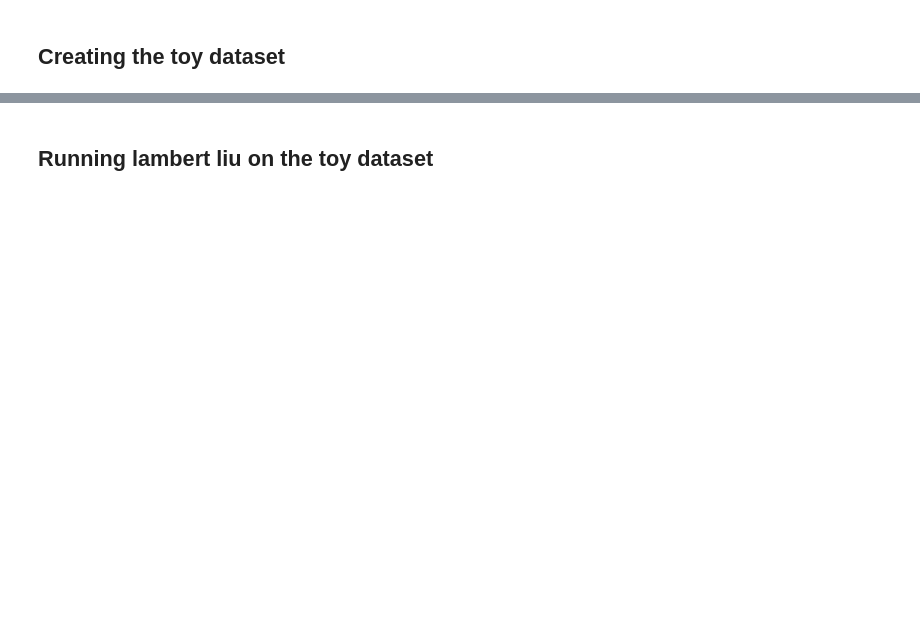
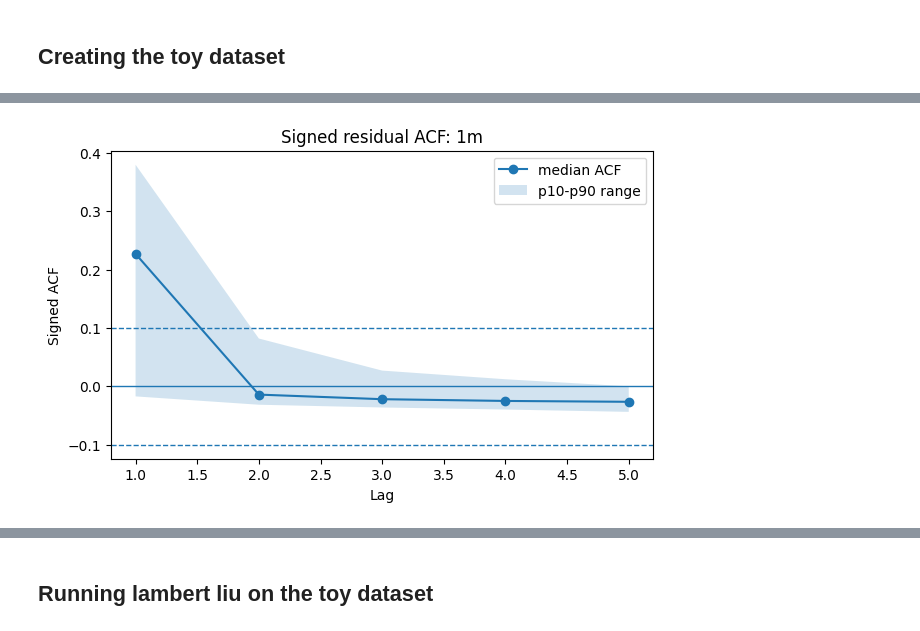
Before and after one commit to adam-broomhead/cybersecurity_thesis, a Jupyter notebook: notebooks/Pipeline/101_toy_lambert_liu.ipynb, the cells around one changed output, grey strips where cells are left out. Cells and saved outputs as stored; diff of their text form; code cells hidden in the pictures; blank space fills up the shorter version.

```diff
--- a/notebooks/Pipeline/101_toy_lambert_liu.ipynb
+++ b/notebooks/Pipeline/101_toy_lambert_liu.ipynb
@@ -18,0 +25,83 @@ toy_dataset.write_parquet(f'/home/ma/a/alb25/Project/thesis_code/data/processed/
+# %%
+df = pl.read_parquet('/home/ma/a/alb25/Project/thesis_code/data/processed/intermediate/toy_dataset.parquet')
+# %%
+USER = "source_user@domain"
+TIME = "time"
+
+bins = {"1m": 60, "5m": 300}
+lags = np.arange(1, 6)
+
+d = df.select([
+    USER,
+    pl.col(TIME).dt.total_seconds().cast(pl.Int64).alias("t")
+]).drop_nulls()
+
+
+def make_matrix(width):
+    e = d.with_columns((pl.col("t") // width).alias("b"))
+
+    users = e.select(USER).unique().with_row_index("u")
+    b0, b1 = e.select(
+        pl.col("b").min().alias("b0"),
+        pl.col("b").max().alias("b1"),
+    ).row(0)
+    counts = (
+        e.group_by([USER, "b"])
+        .len()
+        .join(users, on=USER)
+        .with_columns((pl.col("b") - b0).alias("j"))
+        .select("u", "j", "len")
+        .to_numpy()
+    )
+
+    x = np.zeros((users.height, int(b1 - b0 + 1)), dtype=float)
+    x[counts[:, 0].astype(int), counts[:, 1].astype(int)] = counts[:, 2]
+    return x
+
+
+for label, width in bins.items():
+    x = make_matrix(width)
+
+    # Smooth over 60 minutes
+    w = max(1, 3600 // width)
+    kernel = np.ones(w) / w
+    smooth = np.vstack([
+        np.convolve(row, kernel, mode="same")
+        for row in x
+    ])
+
+    r = x - smooth
+
+    acfs = []
+    for lag in lags:
+        a, b = r[:, lag:], r[:, :-lag]
+        a = a - a.mean(axis=1, keepdims=True)
+        b = b - b.mean(axis=1, keepdims=True)
+
+        denom = np.sqrt((a * a).sum(axis=1) * (b * b).sum(axis=1))
+        acfs.append(np.divide((a * b).sum(axis=1), denom, where=denom != 0))
+
+    acfs = np.array(acfs)
+
+    med = np.nanmedian(acfs, axis=1)
+    p10 = np.nanpercentile(acfs, 10, axis=1)
+    p90 = np.nanpercentile(acfs, 90, axis=1)
+
+    fig, ax = plt.subplots(figsize=(7, 4))
+
+    ax.plot(lags, med, marker="o", label="median ACF")
+    ax.fill_between(lags, p10, p90, alpha=0.2, label="p10-p90 range")
+    ax.axhline(0, linewidth=1)
+    ax.axhline(0.1, linestyle="--", linewidth=1)
+    ax.axhline(-0.1, linestyle="--", linewidth=1)
+
+    ax.set(
+        xlabel="Lag",
+        ylabel="Signed ACF",
+        title=f"Signed residual ACF: {label}",
+    )
+
+    ax.legend()
+    plt.show()
+# %% [output]
+[figure, added]
```
Also changed, not shown: parts of 32 cells of this notebook.
